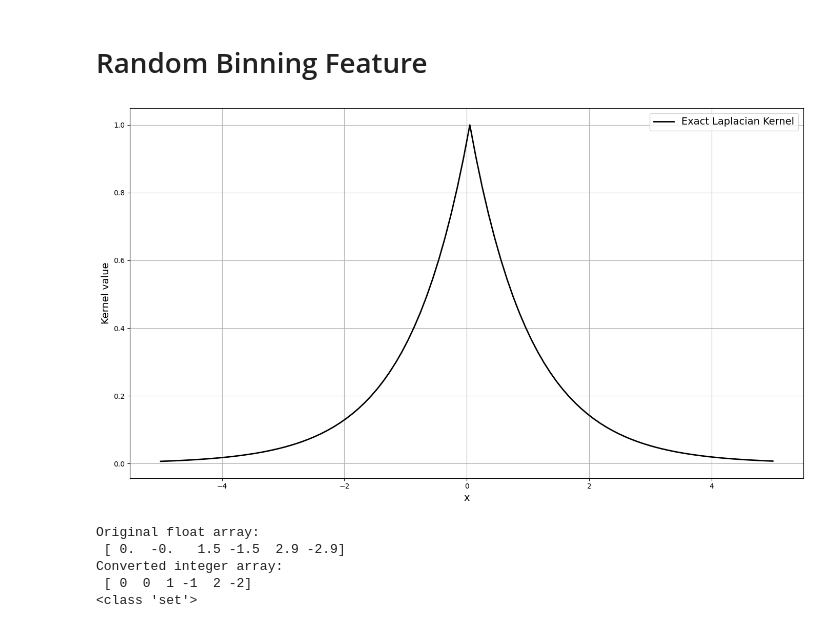
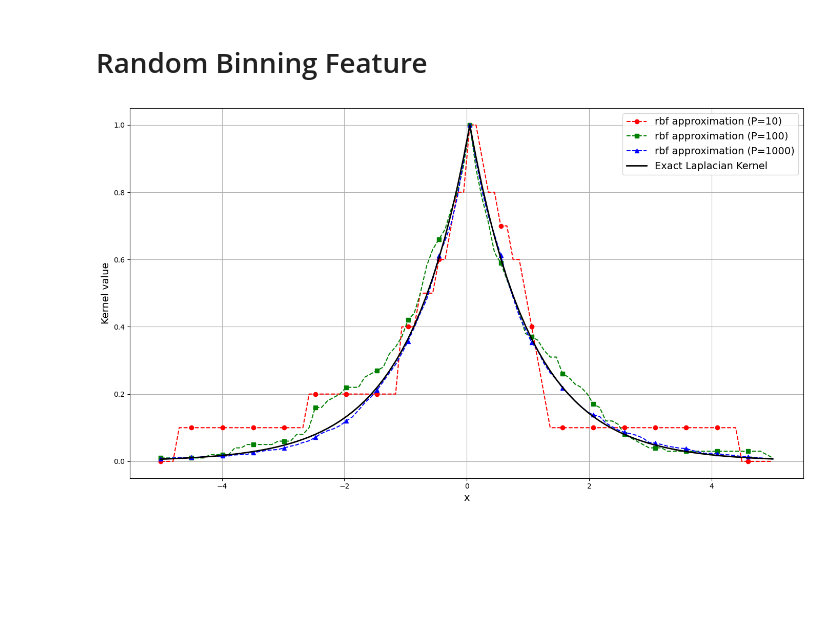
Before and after one commit to ZhenhuanSun/Random-Features, a Jupyter notebook: figures.ipynb, the cells around one changed output. Cells and saved outputs as stored; diff of their text form; code cells hidden in the pictures; blank space fills up the shorter version.

```diff
--- a/figures.ipynb
+++ b/figures.ipynb
@@ -60,40 +60,25 @@ plt.show()
 # %%
 x = np.linspace(-5, 5, 100).reshape(-1, 1)
 # Laplacian kernel with gamma = 1
 laplacian_kernel_exact = laplacian_kernel(x, None, 1)
 # We observe the kernel value of the 50th data point with respect to all other data points, including itself.
 ref = 50
 
 plt.figure(figsize=(14, 8))
-# colors = ['red', 'green', 'blue']
-# markers = ['o', 's', '^']
-# for i, D in enumerate([10, 100, 1000]):
-#     Z = rf.rff_1(x, D)
-#     gaussian_kernel_approximate = Z @ Z.T
-#     plt.plot(x, gaussian_kernel_approximate[ref, :], label=f'rff approximation (D={D})', color=colors[i], linestyle='--', marker=markers[i], markevery=5)
+colors = ['red', 'green', 'blue']
+markers = ['o', 's', '^']
+for i, P in enumerate([10, 100, 1000]):
+    Z = rf.rbf(x, P)
+    laplacian_kernel_approximate = Z @ Z.T
+    plt.plot(x, laplacian_kernel_approximate[ref, :], label=f'rbf approximation (P={P})', color=colors[i], linestyle='--', marker=markers[i], markevery=5)
 
 plt.plot(x, laplacian_kernel_exact[ref, :], label='Exact Laplacian Kernel', color='black', linewidth=2)
 
 plt.xlabel('x', fontsize=14)
 plt.ylabel('Kernel value', fontsize=14)
 plt.legend(loc='best', fontsize=14)
 plt.grid(True)
 plt.tight_layout()
 plt.show()
 # %% [output]
-[figure, old version]
+[figure, new version]
-# %%
-float_array = np.array([0.0, -0.0, 1.5, -1.5, 2.9, -2.9])
-
-# Convert to integers
-int_array = float_array.astype(int)
-
-print("Original float array:\n", float_array)
-print("Converted integer array:\n", int_array)
-print(type(set(int_array)))
-# %% [output]
-Original float array:
- [ 0.  -0.   1.5 -1.5  2.9 -2.9]
-Converted integer array:
- [ 0  0  1 -1  2 -2]
-<class 'set'>
```
Also changed, not shown: parts of 3 cells of this notebook, 1 other file.
